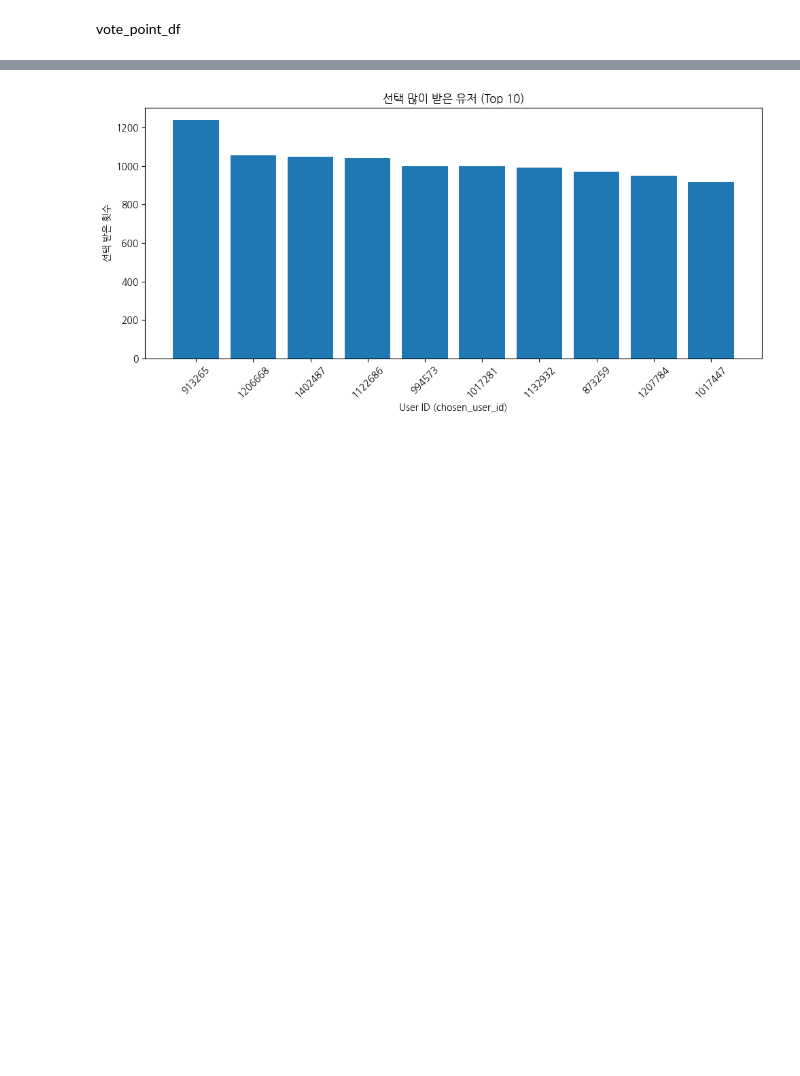
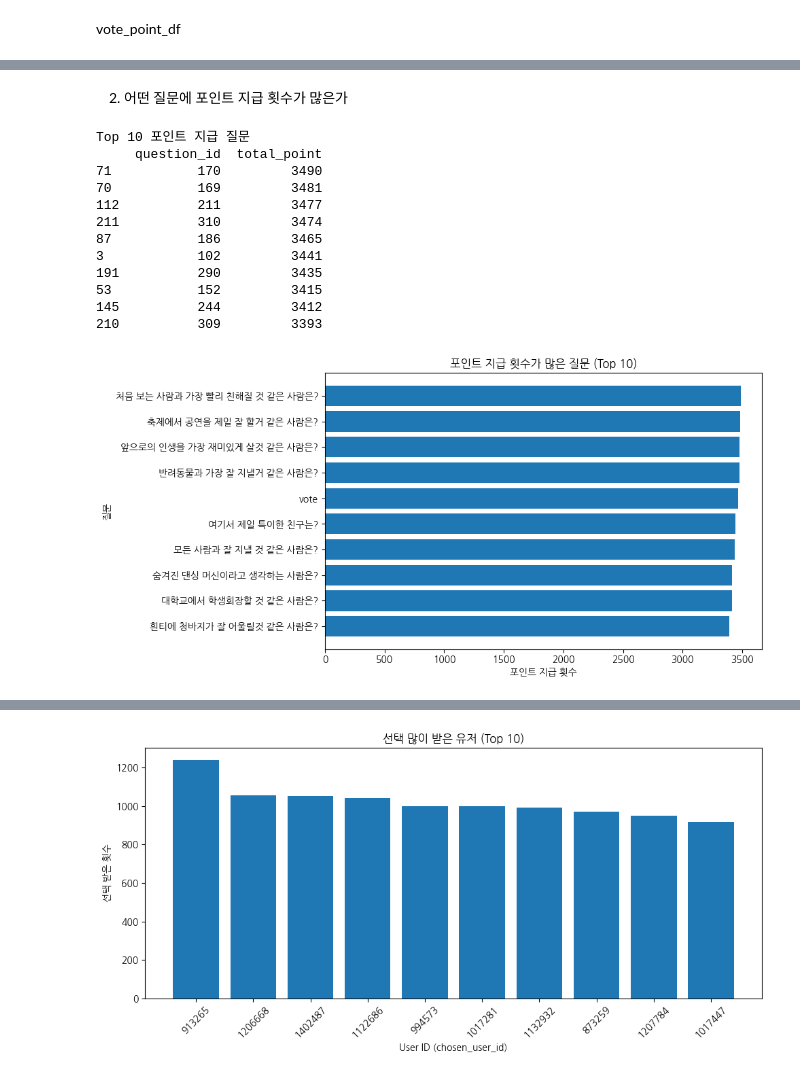
Before and after one commit to goheejieuri/final_project_team3, a Jupyter notebook: eunji.ipynb, the cells around one changed output, grey strips where cells are left out. Cells and saved outputs as stored; diff of their text form; code cells hidden in the pictures; blank space fills up the shorter version.

```diff
--- a/eunji.ipynb
+++ b/eunji.ipynb
@@ -690,0 +722,36 @@ Top 10 포인트 사용 질문
+# %% [markdown]
+2. 어떤 질문에 포인트 지급 횟수가 많은가
+# %%
+question_point_usage = (
+    vote_point_df
+    .groupby("question_id", as_index=False)
+    .agg(total_point=("n_positive_points", "sum"))
+    .sort_values("total_point", ascending=False)
+).head(10)
+print("Top 10 포인트 지급 질문")
+print(question_point_usage)
+
+merged_df = question_df.merge(question_point_usage, on="question_id", how="right")
+
+plt.figure(figsize=(10, 5))
+plt.barh(merged_df["question_text"], merged_df["total_point"])
+plt.title("포인트 지급 횟수가 많은 질문 (Top 10)")
+plt.ylabel("질문")
+plt.xlabel("포인트 지급 횟수")
+plt.gca().invert_yaxis()
+plt.tight_layout()
+plt.show()
+# %% [output]
+Top 10 포인트 지급 질문
+     question_id  total_point
+71           170         3490
+70           169         3481
+112          211         3477
+211          310         3474
+87           186         3465
+3            102         3441
+191          290         3435
+53           152         3415
+145          244         3412
+210          309         3393
+[figure, added]
```
Also changed, not shown: parts of 31 cells of this notebook.
